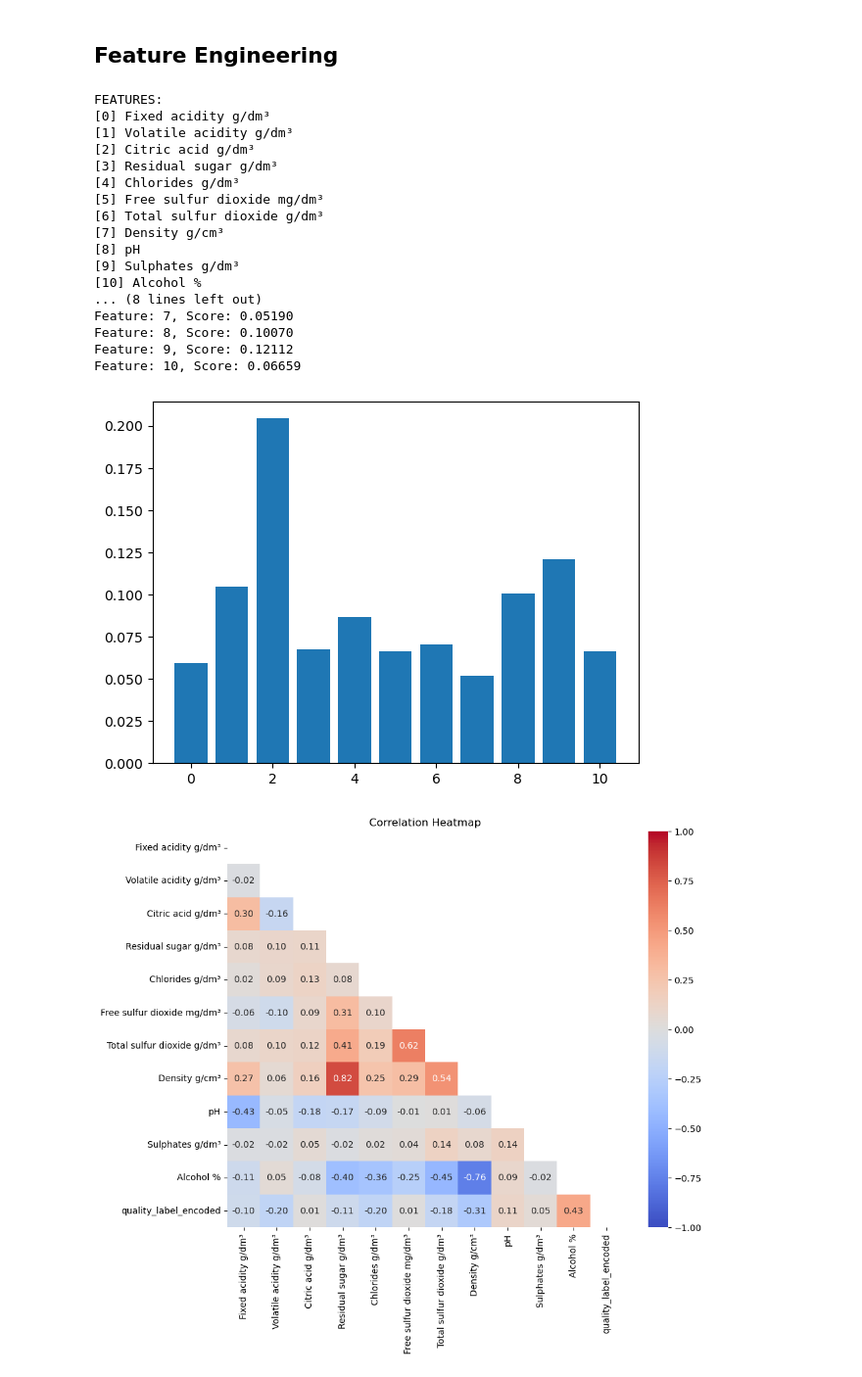
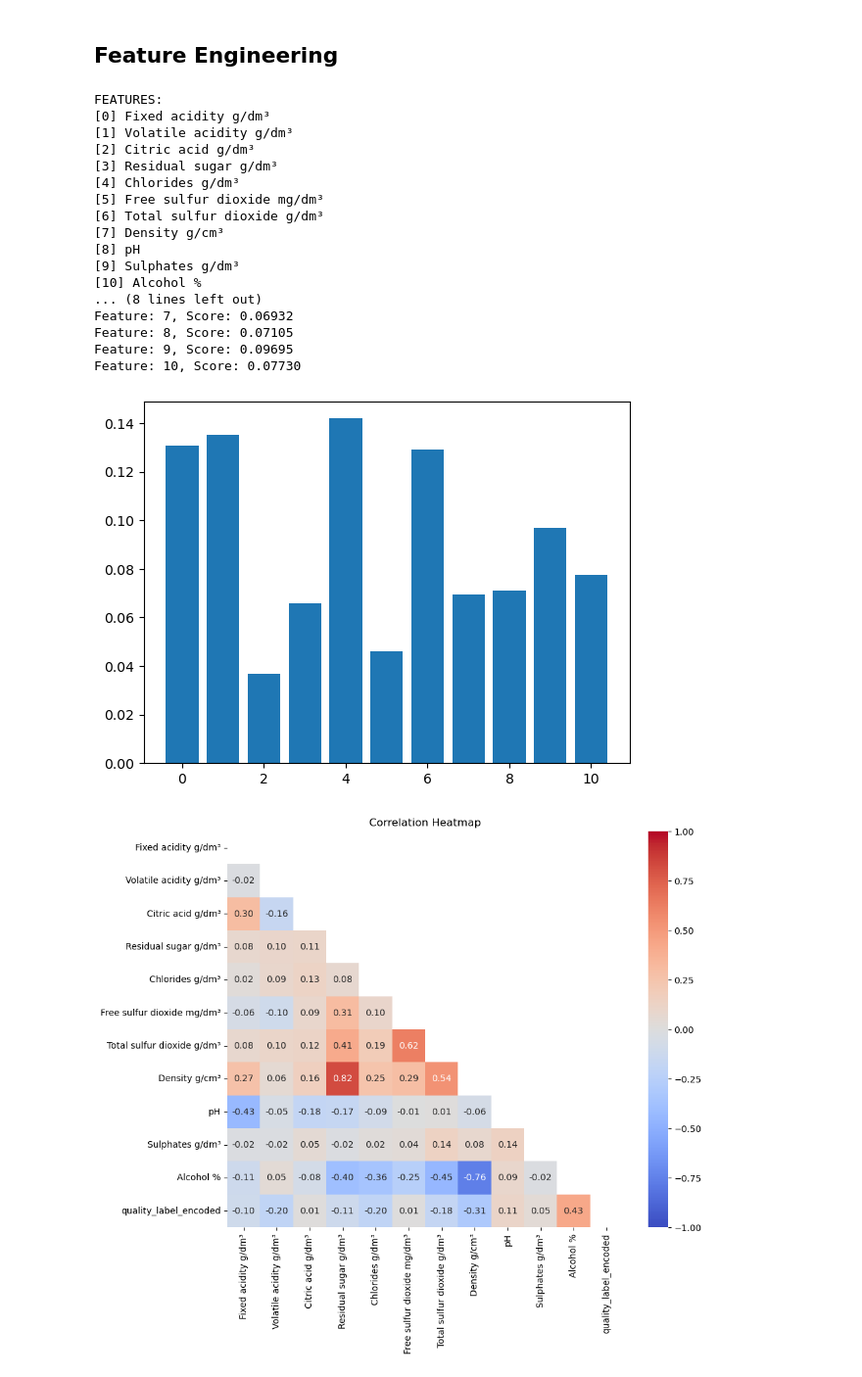
Before and after one commit to Godwin-Oti/Wine-Quality-Machine-Learning, a Jupyter notebook: White_wine_ML.ipynb, the cells around one changed output. Shown at 98% size. Saved outputs shown, nothing was run; the diff lists cells and outputs as text; code cells hidden in the pictures.

```diff
--- a/White_wine_ML.ipynb
+++ b/White_wine_ML.ipynb
@@ -396,7 +395,7 @@ from sklearn.datasets import make_classification
 from sklearn.ensemble import RandomForestClassifier
 from matplotlib import pyplot
 # define dataset
-X, y = make_classification(n_samples=3961, n_features=11, n_informative=6, n_redundant=5, random_state=1)
+X, y = make_classification(n_samples=3961, n_features=11, n_informative=5, n_redundant=6, random_state=1)
 # define the model
 model = RandomForestClassifier()
 # fit the model
@@ -409,38 +408,38 @@ print("[0] Fixed acidity g/dm³")
 print("[1] Volatile acidity g/dm³")
 print("[2] Citric acid g/dm³")
 print("[3] Residual sugar g/dm³")
 print("[4] Chlorides g/dm³")
 print("[5] Free sulfur dioxide mg/dm³")
 print("[6] Total sulfur dioxide g/dm³")
 print("[7] Density g/cm³")
 print("[8] pH")
 print("[9] Sulphates g/dm³")
 print("[10] Alcohol %")
 print() # print a new line
 for i,v in enumerate(importance):
  print('Feature: %0d, Score: %.5f' % (i,v))
 # plot feature importance
 pyplot.bar([x for x in range(len(importance))], importance)
 pyplot.show()
 # %% [output]
 FEATURES:
 [0] Fixed acidity g/dm³
 [1] Volatile acidity g/dm³
 [2] Citric acid g/dm³
 [3] Residual sugar g/dm³
 [4] Chlorides g/dm³
 [5] Free sulfur dioxide mg/dm³
 [6] Total sulfur dioxide g/dm³
 [7] Density g/cm³
 [8] pH
 [9] Sulphates g/dm³
 [10] Alcohol %
 ... (8 lines left out)
-Feature: 7, Score: 0.05190
-Feature: 8, Score: 0.10070
-Feature: 9, Score: 0.12112
-Feature: 10, Score: 0.06659
+Feature: 7, Score: 0.06932
+Feature: 8, Score: 0.07105
+Feature: 9, Score: 0.09695
+Feature: 10, Score: 0.07730
-[figure, old version]
+[figure, new version]
 # %%
 # getting a heatmap to have a view of the correlation
 
```
Also changed, not shown: parts of 14 cells of this notebook, 2 other files.
